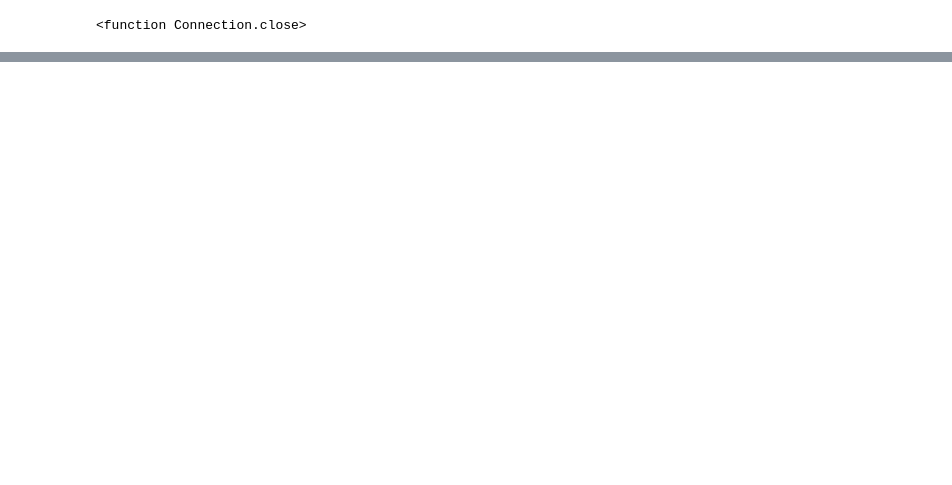
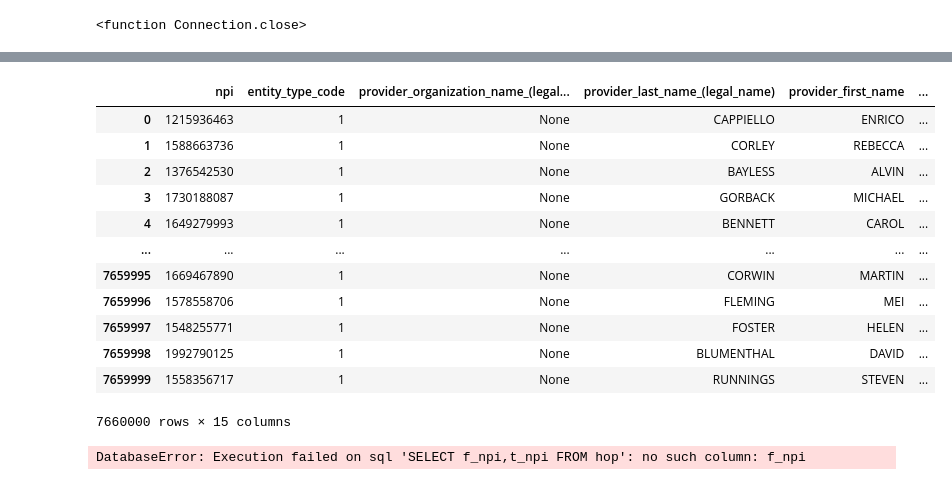
Before and after one commit to hcgreer/hop_team-team_blimp, a Jupyter notebook: hop_team.ipynb, the cells around one changed output, grey strips where cells are left out. Saved outputs shown, nothing was run; the diff lists cells and outputs as text; code cells hidden in the pictures; blank space fills up the shorter version.

```diff
--- a/hop_team.ipynb
+++ b/hop_team.ipynb
@@ -127,0 +286,23 @@ db.close
+# %%
+npi_sqlite
+# %% [output]
+|  | npi | entity_type_code | provider_organization_name_(legal... | provider_last_name_(legal_name) | provider_first_name | ... |
+| 0 | 1215936463 | 1 | None | CAPPIELLO | ENRICO | ... |
+| 1 | 1588663736 | 1 | None | CORLEY | REBECCA | ... |
+| 2 | 1376542530 | 1 | None | BAYLESS | ALVIN | ... |
+| 3 | 1730188087 | 1 | None | GORBACK | MICHAEL | ... |
+| 4 | 1649279993 | 1 | None | BENNETT | CAROL | ... |
+| ... | ... | ... | ... | ... | ... | ... |
+| 7659995 | 1669467890 | 1 | None | CORWIN | MARTIN | ... |
+| 7659996 | 1578558706 | 1 | None | FLEMING | MEI | ... |
+| 7659997 | 1548255771 | 1 | None | FOSTER | HELEN | ... |
+| 7659998 | 1992790125 | 1 | None | BLUMENTHAL | DAVID | ... |
+| 7659999 | 1558356717 | 1 | None | RUNNINGS | STEVEN | ... |
+7660000 rows × 15 columns
+# %%
+query = """Select f_npi, t_npi FROM hop"""
+
+with sqlite3.connect('hop_teaming.sqlite') as db:
+    _sqlite = pd.read_sql(query, db)
+# %% [output]
+DatabaseError: Execution failed on sql 'SELECT f_npi,t_npi FROM hop': no such column: f_npi
```
Also changed, not shown: parts of 17 cells of this notebook.
